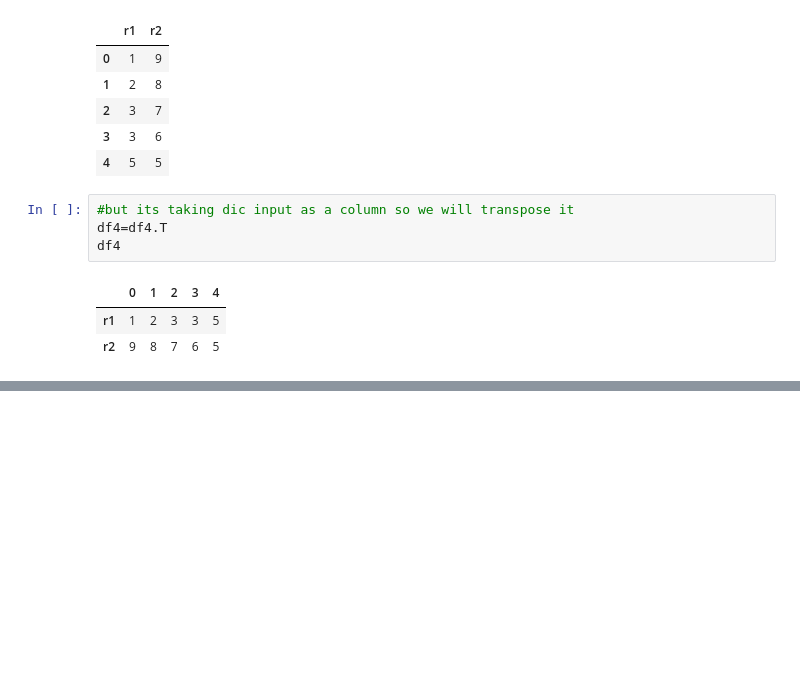
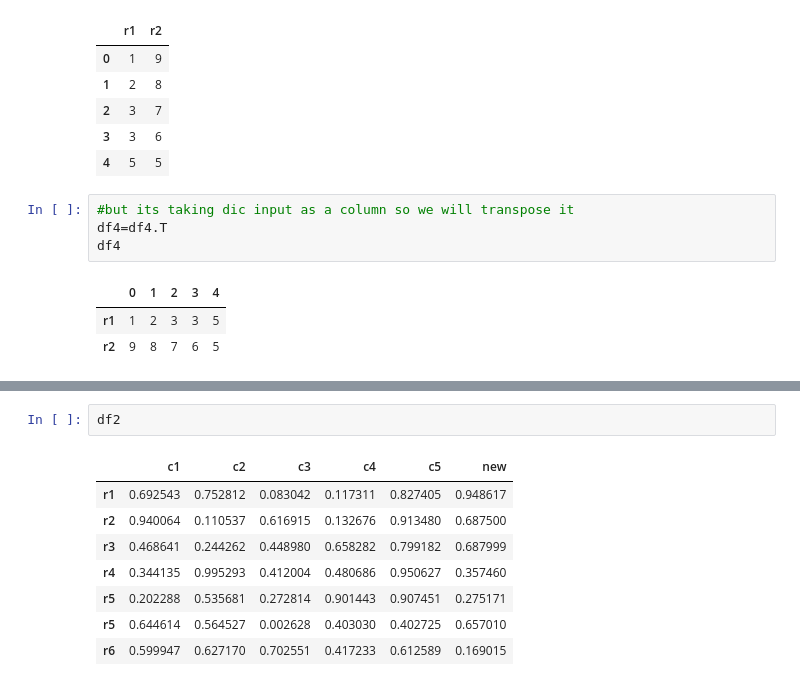
Before and after one commit to Tamzzzzid/Learning_ML, a Jupyter notebook: Pandas/Pandas1.ipynb, the cells around one changed output, grey strips where cells are left out. Saved outputs shown, nothing was run; the diff lists cells and outputs as text; blank space fills up the shorter version.

```diff
--- a/Pandas/Pandas1.ipynb
+++ b/Pandas/Pandas1.ipynb
@@ -226,0 +262,11 @@ df4
+# %%
+df2
+# %% [output]
+|  | c1 | c2 | c3 | c4 | c5 | new |
+| r1 | 0.692543 | 0.752812 | 0.083042 | 0.117311 | 0.827405 | 0.948617 |
+| r2 | 0.940064 | 0.110537 | 0.616915 | 0.132676 | 0.913480 | 0.687500 |
+| r3 | 0.468641 | 0.244262 | 0.448980 | 0.658282 | 0.799182 | 0.687999 |
+| r4 | 0.344135 | 0.995293 | 0.412004 | 0.480686 | 0.950627 | 0.357460 |
+| r5 | 0.202288 | 0.535681 | 0.272814 | 0.901443 | 0.907451 | 0.275171 |
+| r5 | 0.644614 | 0.564527 | 0.002628 | 0.403030 | 0.402725 | 0.657010 |
+| r6 | 0.599947 | 0.627170 | 0.702551 | 0.417233 | 0.612589 | 0.169015 |
```
Also changed, not shown: parts of 33 cells of this notebook.
